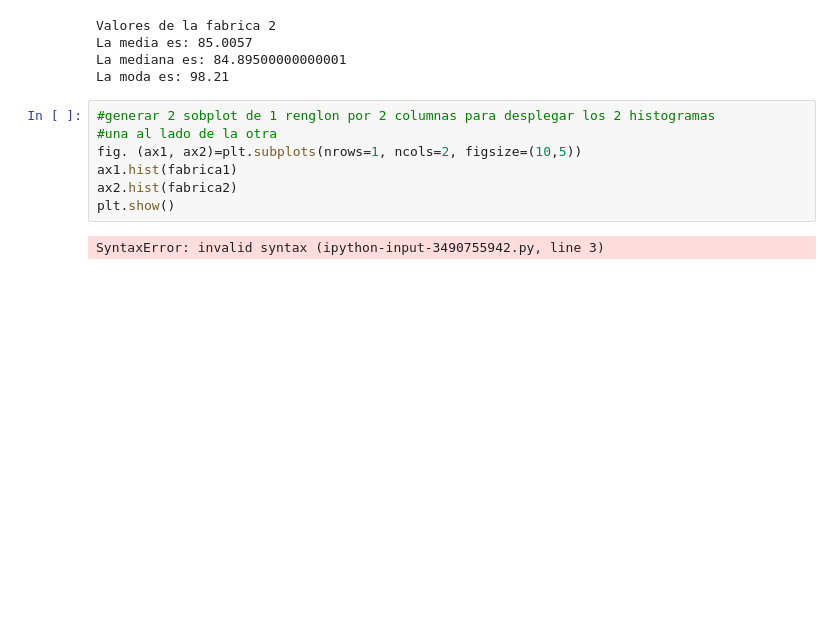
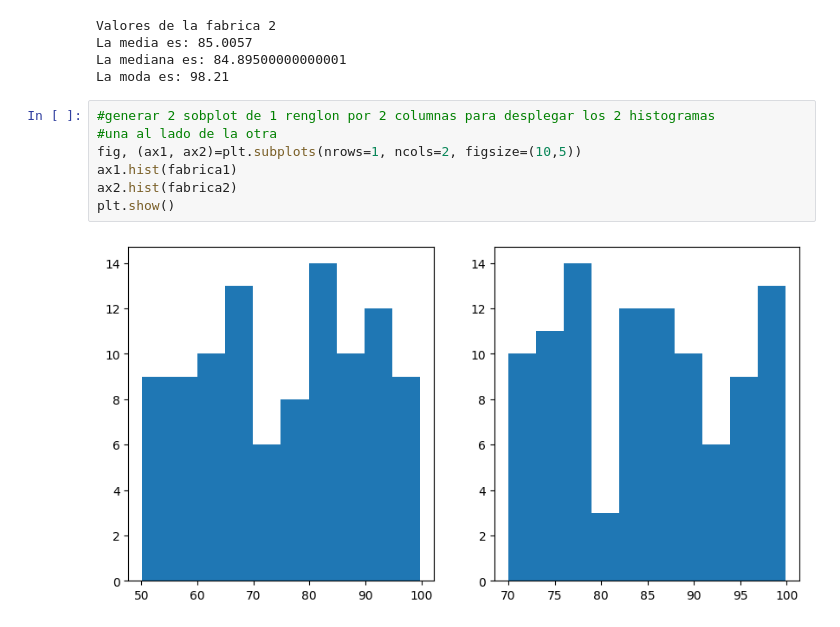
Before and after one commit to 25041001-cloud/Probabilidad, a Jupyter notebook: Unidad1/Practica_1.ipynb, the cells around one changed output. Drawn from its saved outputs; the diff is of its cells as text; blank space fills up the shorter version.

```diff
--- a/Unidad1/Practica_1.ipynb
+++ b/Unidad1/Practica_1.ipynb
@@ -165,9 +165,9 @@ La moda es: 98.21
 # %%
 #generar 2 sobplot de 1 renglon por 2 columnas para desplegar los 2 histogramas
 #una al lado de la otra
-fig. (ax1, ax2)=plt.subplots(nrows=1, ncols=2, figsize=(10,5))
+fig, (ax1, ax2)=plt.subplots(nrows=1, ncols=2, figsize=(10,5))
 ax1.hist(fabrica1)
 ax2.hist(fabrica2)
 plt.show()
 # %% [output]
-SyntaxError: invalid syntax (ipython-input-3490755942.py, line 3)
+[figure, added]
```
